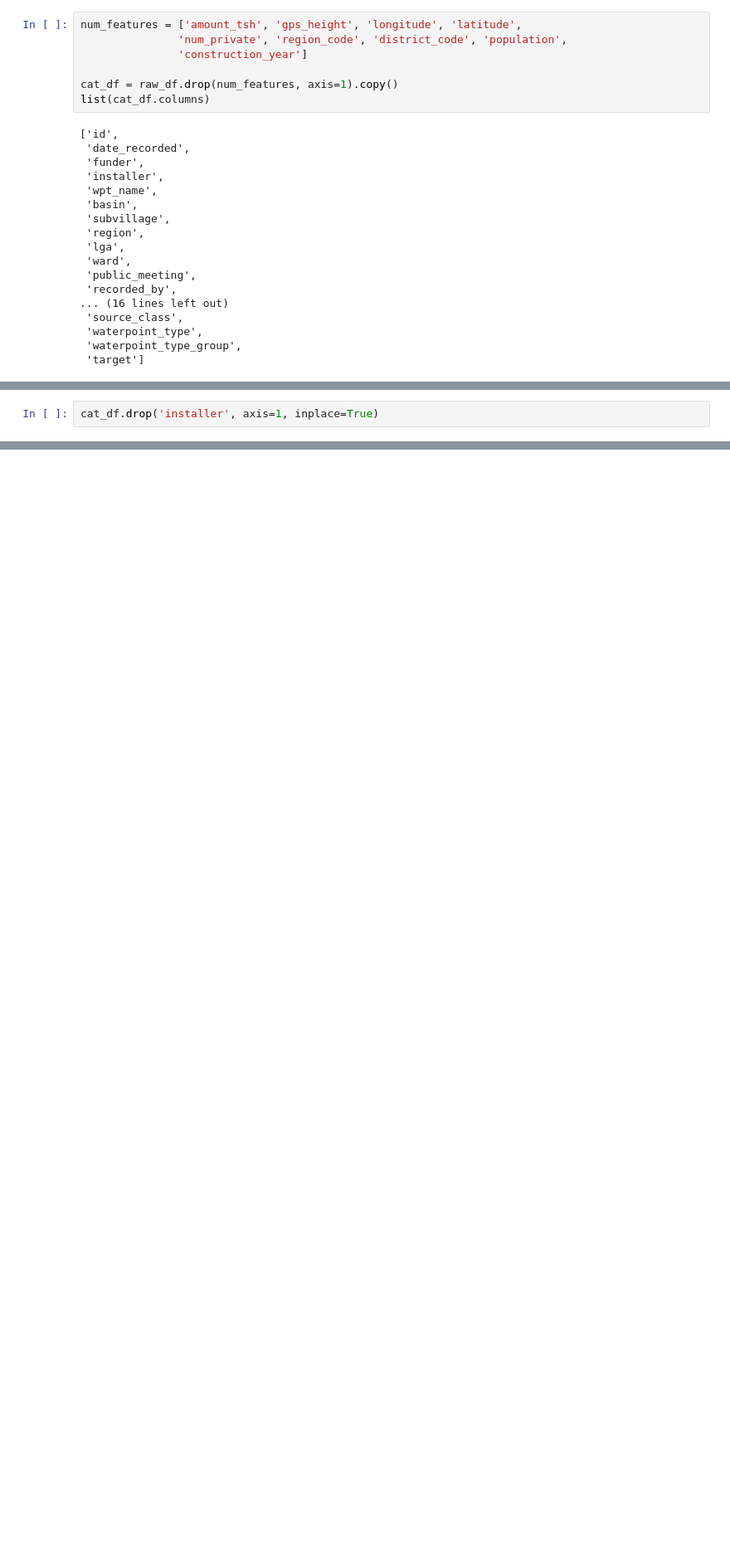
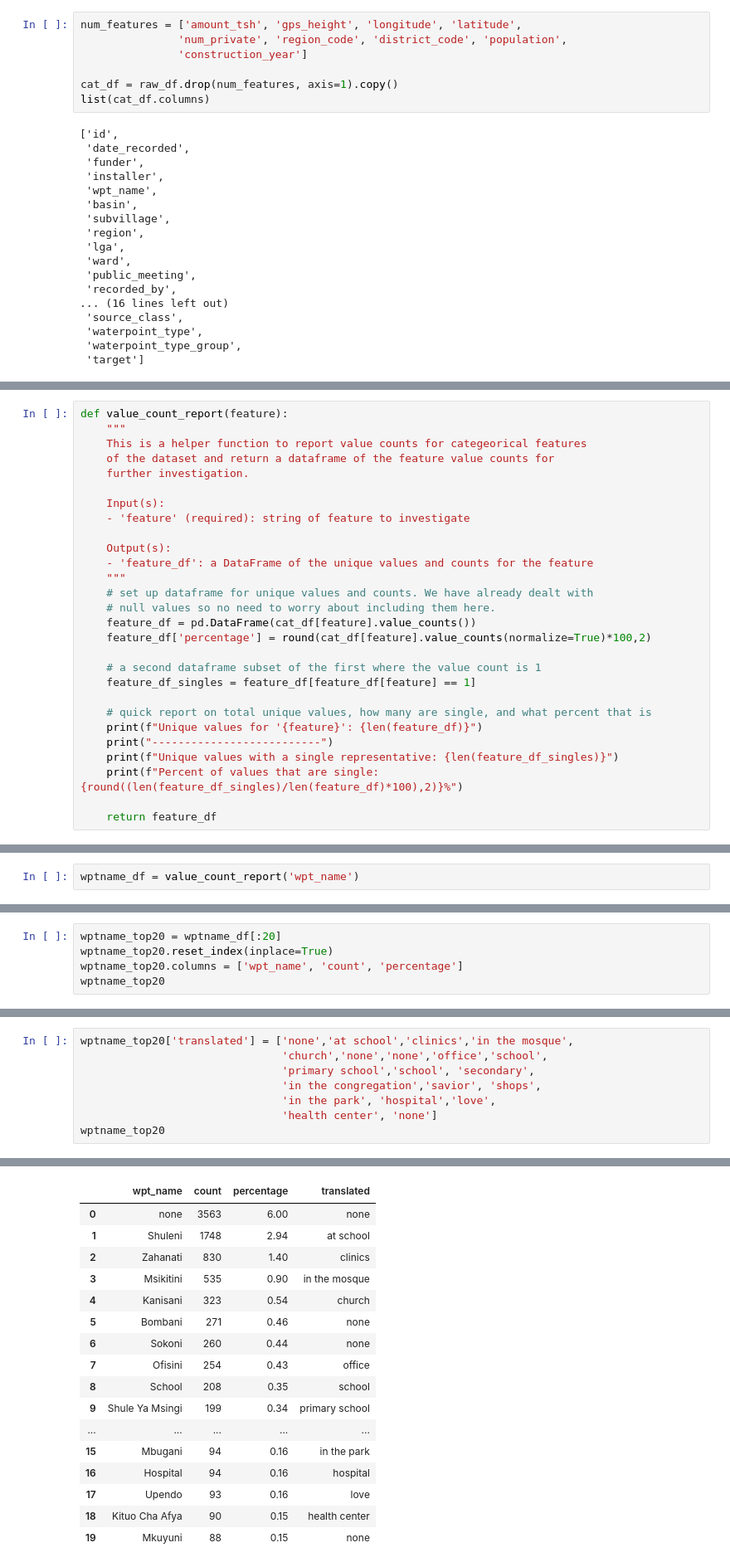
Before and after one commit to brtracy/phase_3_project, a Jupyter notebook: EDA.ipynb, the cells around one changed output, grey strips where cells are left out. Shown at 83% size. Cells and saved outputs as stored; diff of their text form; blank space fills up the shorter version.

```diff
--- a/EDA.ipynb
+++ b/EDA.ipynb
@@ -1113,2 +1104,0 @@ The installer feature is in even worse position, made so because it stands to re
-# %%
-cat_df.drop('installer', axis=1, inplace=True)
@@ -1182,0 +1111,28 @@ AttributeError: 'DataFrame' object has no attribute 'status_group'
+# %%
+def value_count_report(feature):
+    """
+    This is a helper function to report value counts for categeorical features
+    of the dataset and return a dataframe of the feature value counts for
+    further investigation.
+
+    Input(s):
+    - 'feature' (required): string of feature to investigate
+
+    Output(s):
+    - 'feature_df': a DataFrame of the unique values and counts for the feature
+    """
+    # set up dataframe for unique values and counts. We have already dealt with
+    # null values so no need to worry about including them here.
+    feature_df = pd.DataFrame(cat_df[feature].value_counts())
+    feature_df['percentage'] = round(cat_df[feature].value_counts(normalize=True)*100,2)
+
+    # a second dataframe subset of the first where the value count is 1
+    feature_df_singles = feature_df[feature_df[feature] == 1]
+
+    # quick report on total unique values, how many are single, and what percent that is
+    print(f"Unique values for '{feature}': {len(feature_df)}")
+    print("--------------------------")
+    print(f"Unique values with a single representative: {len(feature_df_singles)}")
+    print(f"Percent of values that are single: {round((len(feature_df_singles)/len(feature_df)*100),2)}%")
+
+    return feature_df
@@ -1182,0 +1217,2 @@ AttributeError: 'DataFrame' object has no attribute 'status_group'
+# %%
+wptname_df = value_count_report('wpt_name')
@@ -1182,0 +1226,5 @@ AttributeError: 'DataFrame' object has no attribute 'status_group'
+# %%
+wptname_top20 = wptname_df[:20]
+wptname_top20.reset_index(inplace=True)
+wptname_top20.columns = ['wpt_name', 'count', 'percentage']
+wptname_top20
@@ -1182,0 +1251,9 @@ AttributeError: 'DataFrame' object has no attribute 'status_group'
+# %%
+wptname_top20['translated'] = ['none','at school','clinics','in the mosque',
+                               'church','none','none','office','school',
+                               'primary school','school', 'secondary',
+                               'in the congregation','savior', 'shops',
+                               'in the park', 'hospital','love',
+                               'health center', 'none']
+wptname_top20
+# %% [output]
@@ -1182,0 +1265,17 @@ AttributeError: 'DataFrame' object has no attribute 'status_group'
+|  | wpt_name | count | percentage | translated |
+| 0 | none | 3563 | 6.00 | none |
+| 1 | Shuleni | 1748 | 2.94 | at school |
+| 2 | Zahanati | 830 | 1.40 | clinics |
+| 3 | Msikitini | 535 | 0.90 | in the mosque |
+| 4 | Kanisani | 323 | 0.54 | church |
+| 5 | Bombani | 271 | 0.46 | none |
+| 6 | Sokoni | 260 | 0.44 | none |
+| 7 | Ofisini | 254 | 0.43 | office |
+| 8 | School | 208 | 0.35 | school |
+| 9 | Shule Ya Msingi | 199 | 0.34 | primary school |
+| ... | ... | ... | ... | ... |
+| 15 | Mbugani | 94 | 0.16 | in the park |
+| 16 | Hospital | 94 | 0.16 | hospital |
+| 17 | Upendo | 93 | 0.16 | love |
+| 18 | Kituo Cha Afya | 90 | 0.15 | health center |
+| 19 | Mkuyuni | 88 | 0.15 | none |
```
Also changed, not shown: parts of 180 cells of this notebook.
